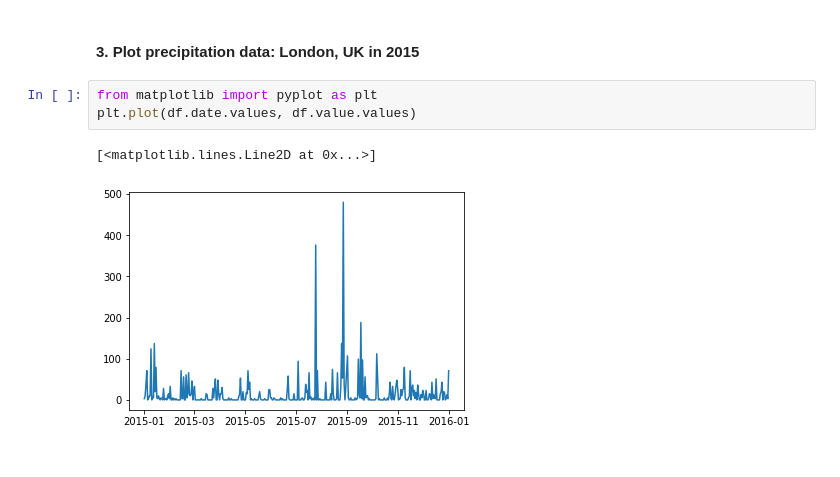
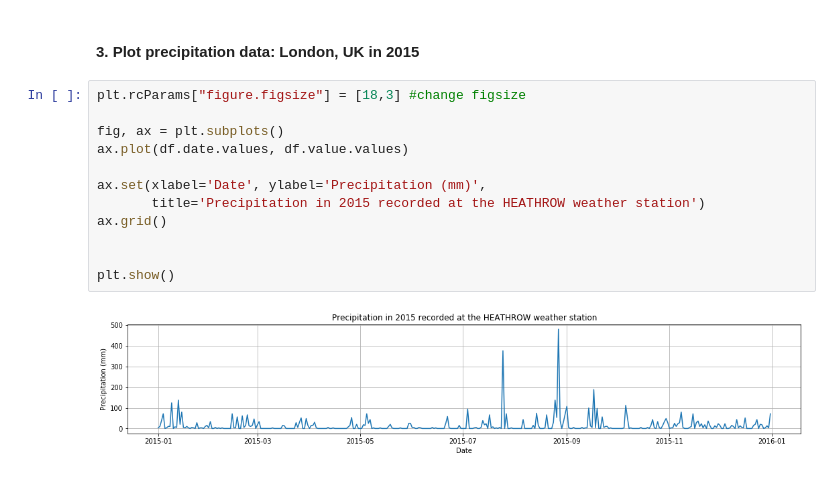
Before and after one commit to polong-lin/london-weather-bigquery, a Jupyter notebook: London Weather Data.ipynb, the cells around one changed output. Drawn from its saved outputs; the diff is of its cells as text.

Commit message:
updated London Weather Data.ipynb to be used as main notebook

```diff
--- a/London Weather Data.ipynb
+++ b/London Weather Data.ipynb
@@ -173,9 +173,17 @@ df.head()
 | 4 | UKM00003772 | 2015-01-05 | PRCP | 0.0 | None | None | S | None |
 # %% [markdown]
 #### 3. Plot precipitation data: London, UK in 2015
-# %%
-from matplotlib import pyplot as plt
-plt.plot(df.date.values, df.value.values)
-# %% [output]
-[<matplotlib.lines.Line2D at 0x...>]
-[figure, removed]
+# %%
+plt.rcParams["figure.figsize"] = [18,3] #change figsize
+
+fig, ax = plt.subplots()
+ax.plot(df.date.values, df.value.values)
+
+ax.set(xlabel='Date', ylabel='Precipitation (mm)',
+       title='Precipitation in 2015 recorded at the HEATHROW weather station')
+ax.grid()
+
+
+plt.show()
+# %% [output]
+[figure, added]
```
Also changed, not shown: parts of 5 cells of this notebook, 2 other files.
